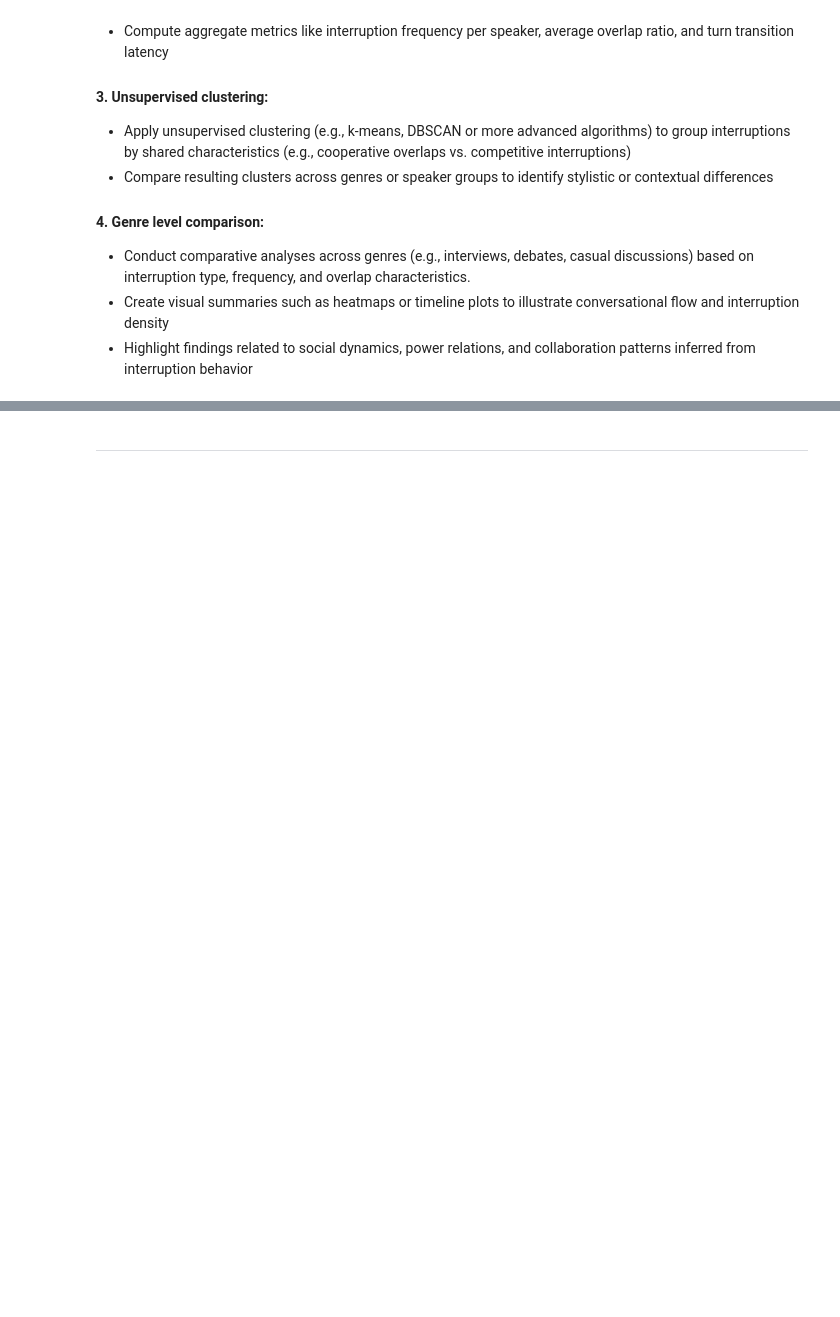
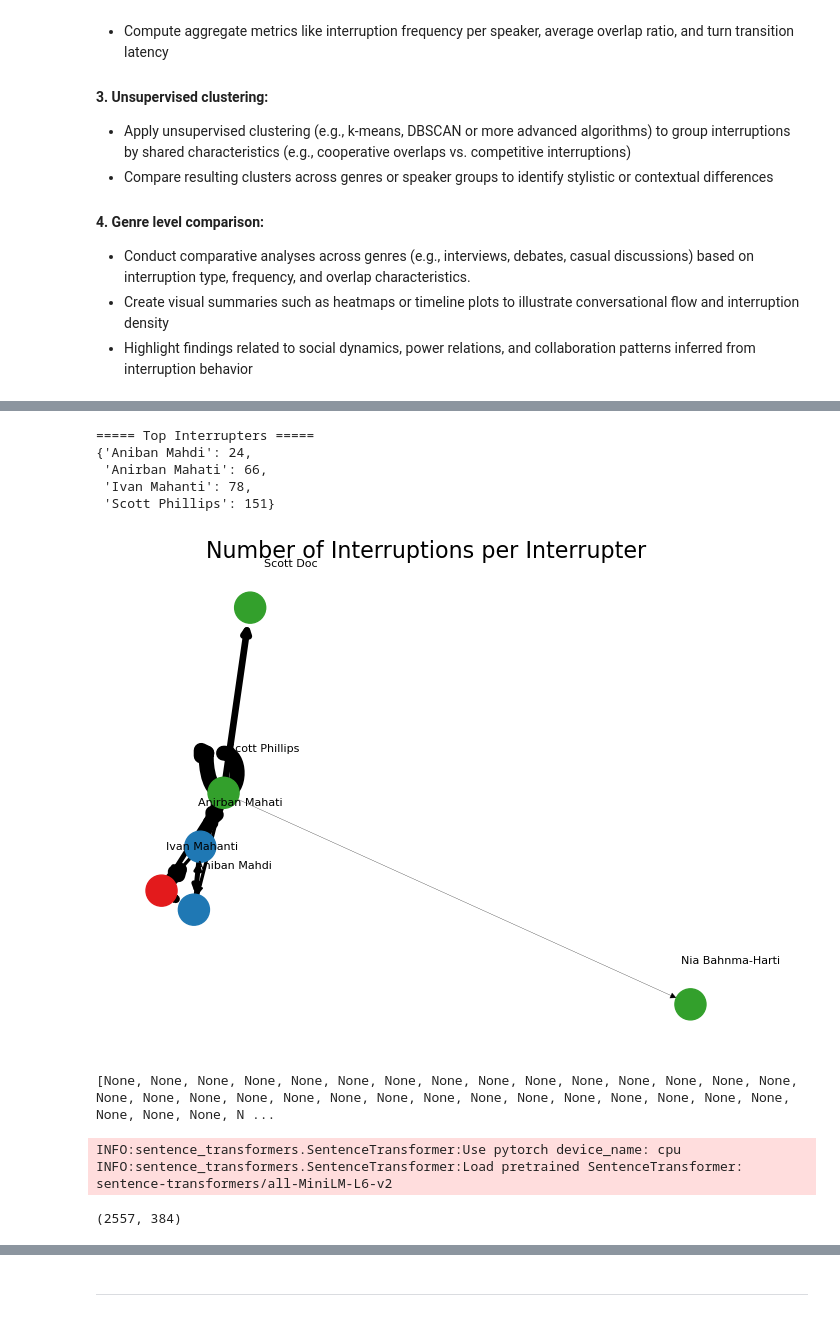
Before and after one commit to au-nlp/project-milestone-p2-group4, a Jupyter notebook: main.ipynb, the cells around one changed output, grey strips where cells are left out. Saved outputs shown, nothing was run; the diff lists cells and outputs as text; code cells hidden in the pictures; blank space fills up the shorter version.

```diff
--- a/main.ipynb
+++ b/main.ipynb
@@ -1259,0 +1396,69 @@ for episode in episodes:
+# %%
+# find the top interrupters and interrupted
+df = pd.DataFrame(interruption_events)
+
+edges = (
+  df.groupby(["interrupter", "interrupted"])
+    .size()
+    .reset_index(name="count")
+)
+
+top_n = 10
+outgoing = edges.groupby("interrupter")["count"].sum().sort_values(ascending=False)
+top_interrupters = set(outgoing.head(top_n).index)
+print("\n===== Top Interrupters =====")
+pprint(outgoing.head(top_n).to_dict())
+# %% [output]
+===== Top Interrupters =====
+{'Aniban Mahdi': 24,
+ 'Anirban Mahati': 66,
+ 'Ivan Mahanti': 78,
+ 'Scott Phillips': 151}
+# %%
+#plot of the number of interruptions per interrupter
+G = nx.DiGraph()
+for row in edges.itertuples():
+    G.add_edge(row.interrupter, row.interrupted, weight=row.count)
+
+pos = nx.spring_layout(G, seed=41)
+color_options = ['#1f78b4', '#33a02c', '#e31a1c']
+node_colors = [random.choice(color_options) for _ in G.nodes()]
+labels = {node: node for node in G.nodes()}
+nx.draw(
+    G, pos,
+    with_labels=False,
+    arrows=True,
+    node_size=500,
+    node_color=node_colors,
+    width=[d["weight"] * 0.2 for (_,_,d) in G.edges(data=True)]
+)
+
+for node, (x, y) in pos.items():
+    plt.text(
+        x + 0.1, y + 0.1,
+        labels[node],
+        horizontalalignment='center',
+        verticalalignment='center',
+        fontsize=8
+    )
+
+plt.title("Number of Interruptions per Interrupter", fontsize=16)
+plt.xlabel("Interrupter", fontsize=14)
+plt.ylabel("Interrupted", fontsize=14)
+plt.show()
+# %% [output]
+[figure, added]
+# %%
+#check is interruptions contains none
+print([i for i in interruptions if i is None])
+# %% [output]
+[None, None, None, None, None, None, None, None, None, None, None, None, None, None, None, None, None, None, None, None, None, None, None, None, None, None, None, None, None, None, None, None, None, N ...
+# %%
+#sentence embeddings
+model = SentenceTransformer("sentence-transformers/all-MiniLM-L6-v2")
+embeddings = model.encode(interruptions)
+print(embeddings.shape)
+# %% [output]
+INFO:sentence_transformers.SentenceTransformer:Use pytorch device_name: cpu
+INFO:sentence_transformers.SentenceTransformer:Load pretrained SentenceTransformer: sentence-transformers/all-MiniLM-L6-v2
+(2557, 384)
```
Also changed, not shown: parts of 16 cells of this notebook.
